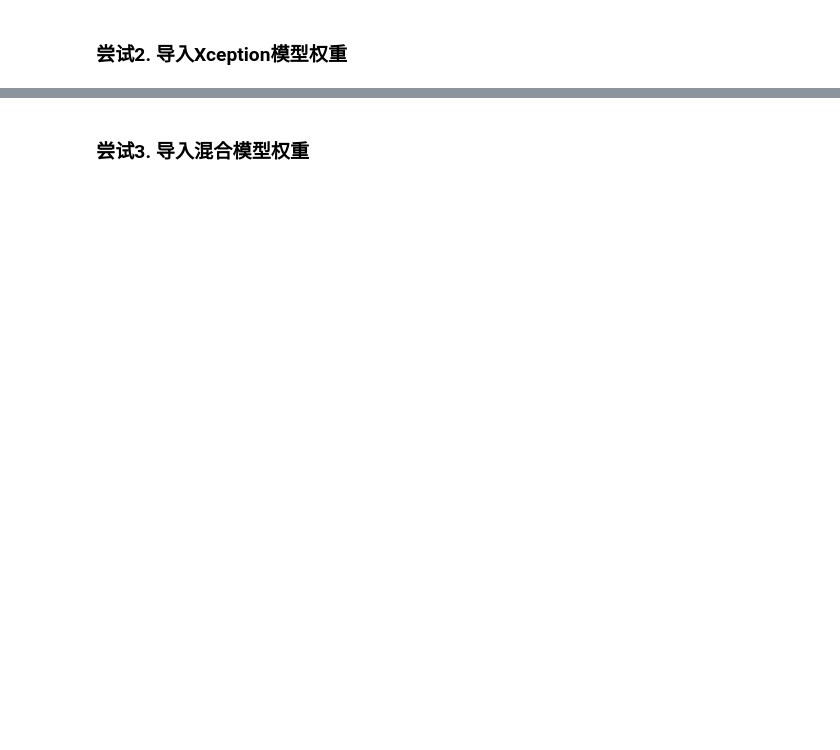
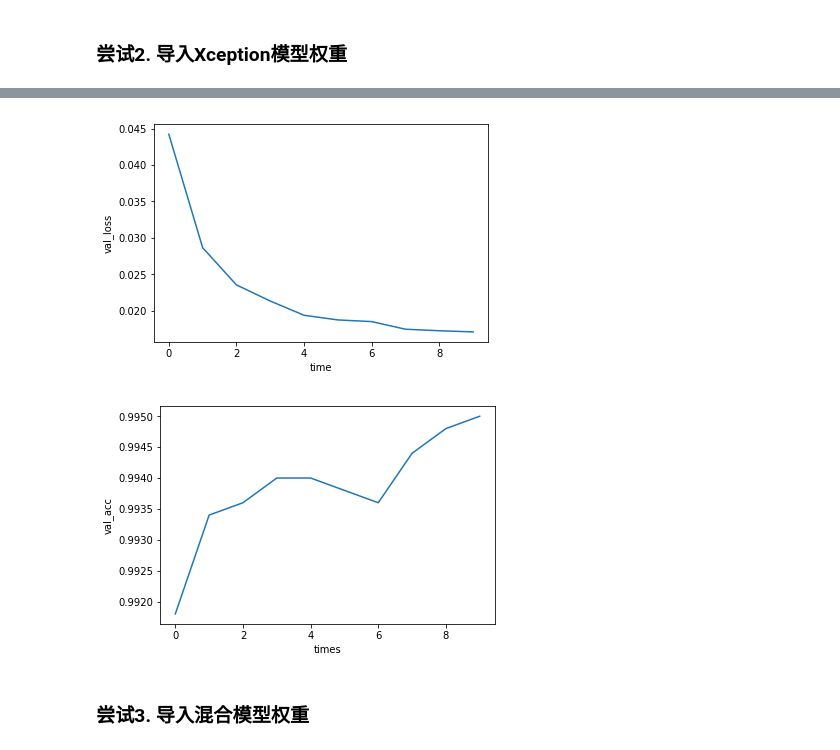
Before and after one commit to euii/capstone, a Jupyter notebook: dog_vs_cat/dog_vs_cat.ipynb, the cells around one changed output, grey strips where cells are left out. Drawn from its saved outputs; the diff is of its cells as text; code cells hidden in the pictures; blank space fills up the shorter version.

```diff
--- a/dog_vs_cat/dog_vs_cat.ipynb
+++ b/dog_vs_cat/dog_vs_cat.ipynb
@@ -232,8 +268,8 @@ def plt_history(data) :
 # %% [markdown]
 ### 尝试2. 导入Xception模型权重
 # %%
-# file_name = H5PY_PATH + "Xception.h5"
-# x_train, y_train = load_eigenvector([file_name])
-# Xception = full_connect_layer(x_train)
+file_name = H5PY_PATH + "Xception.h5"
+x_train, y_train,x_test = load_eigenvector([file_name])
+Xception = full_connect_layer(x_train)
 
-# SVG(model_to_dot(Xception, show_shapes=True).create(prog='dot', format='svg'))
+SVG(model_to_dot(Xception, show_shapes=True).create(prog='dot', format='svg'))
@@ -240,3 +291,3 @@ def plt_history(data) :
 # %%
-# chk_point_file = H5PY_PATH +'Xception.best.h5'
-# history_train = model_fit(Xception,x_train,y_train,chk_point_file)
+chk_point_file = H5PY_PATH +'Xception.best.h5'
+history_train = model_fit(Xception,x_train,y_train,chk_point_file)
@@ -245,3 +312,8 @@ def plt_history(data) :
+# %%
+plt_history(history_train)
+# %% [output]
+[figure, added]
+[figure, added]
 # %% [markdown]
 ### 尝试3. 导入混合模型权重
 # %%
```
Also changed, not shown: parts of 13 cells of this notebook.
